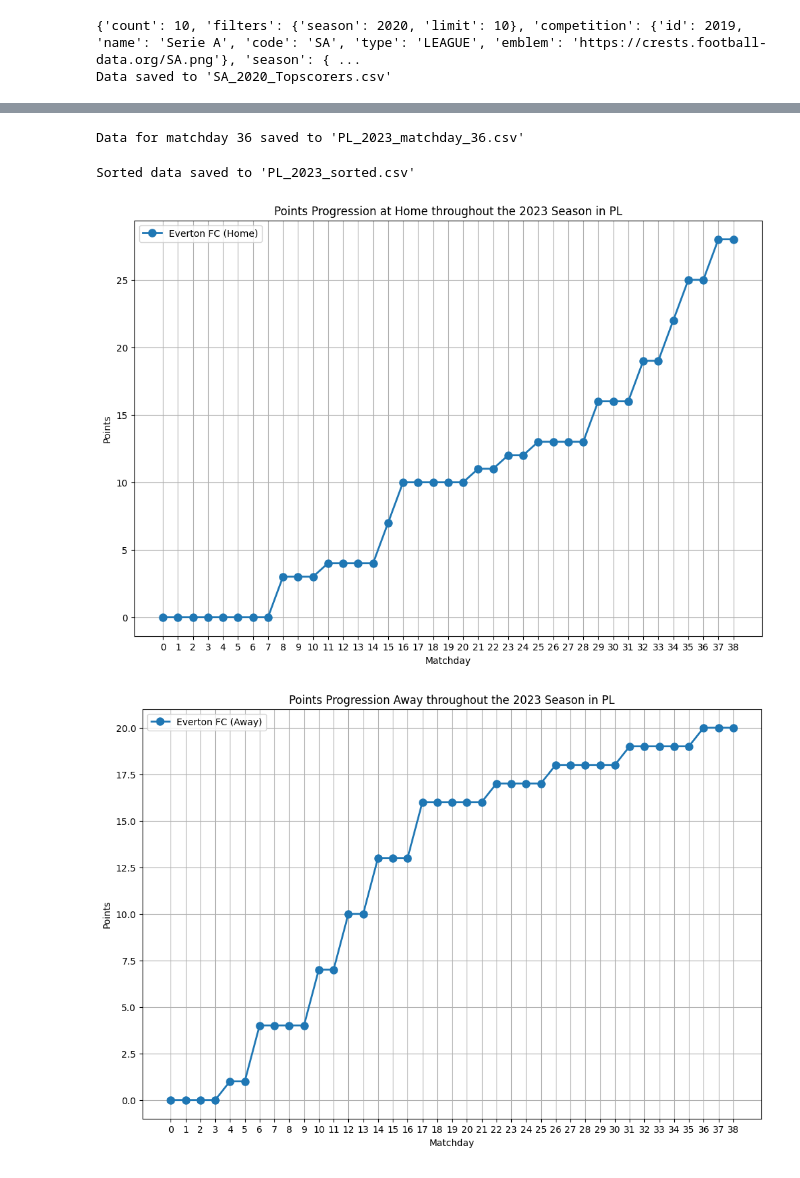
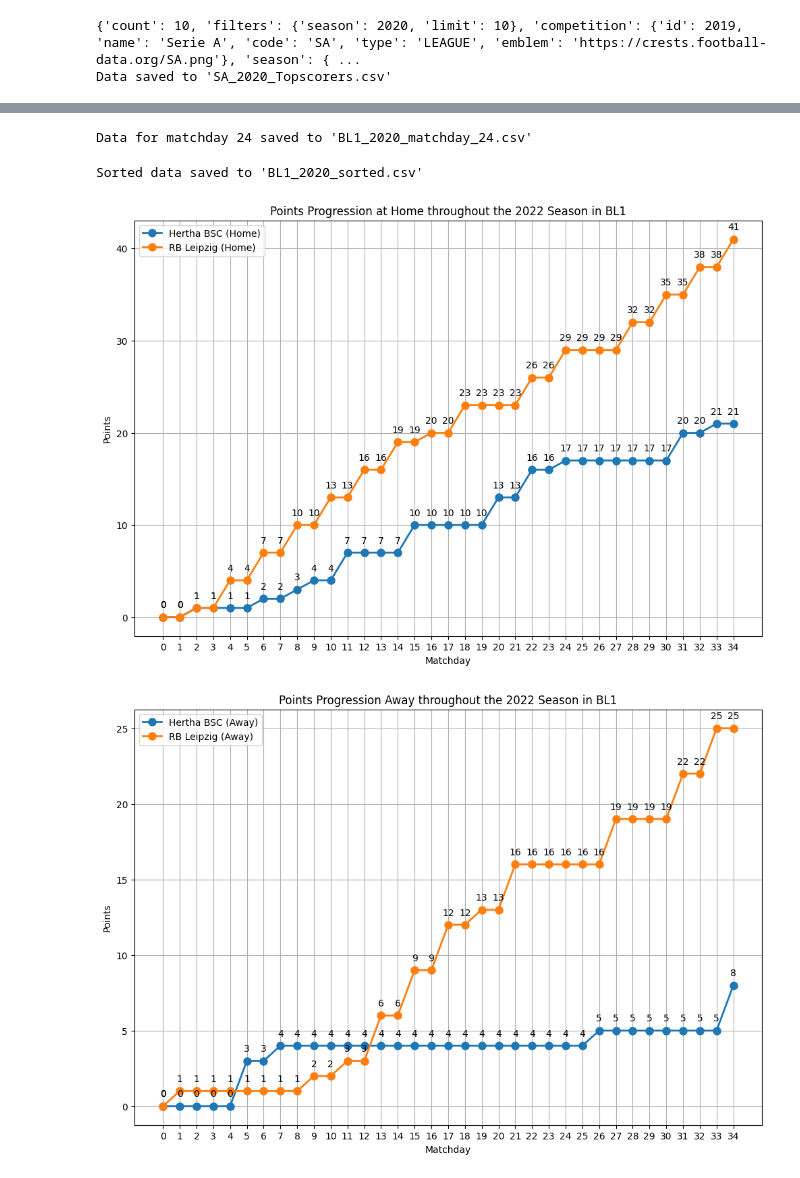
Before and after one commit to honzaskl/Football_Top_Leagues_Analysis, a Jupyter notebook: IES_python.ipynb, the cells around one changed output, grey strips where cells are left out. Cells and saved outputs as stored; diff of their text form; code cells hidden in the pictures.

```diff
--- a/IES_python.ipynb
+++ b/IES_python.ipynb
@@ -503,9 +503,9 @@ def save_match_data_to_csv(league_code, season, start_matchday, end_matchday):
         matches_df.to_csv(csv_filename, index=False)
         print(f"Data for matchdays {start_matchday} to {end_matchday} saved to '{csv_filename}'")
 
-season = '2023'
-league_code = 'PL'
-total_matchdays = 38 if league_code in ['PL', 'PD', 'SA', 'FL1'] else 34
+season = '2020'
+league_code = 'BL1'
+total_matchdays = 38 if league_code in ['PL', 'PD', 'SA'] else 34
 
 portion_size = 5
 for start_matchday in range(1, total_matchdays + 1, portion_size):
@@ -572,12 +572,12 @@ def save_matchday_data_to_csv(league_code, season, matchday):
         print(f"No data found for matchday {matchday}")
 
 
-season = '2023'
-league_code = 'PL'
-matchday = 36
+season = '2020'
+league_code = 'BL1'
+matchday = 24
 save_matchday_data_to_csv(league_code, season, matchday)
 # %% [output]
-Data for matchday 36 saved to 'PL_2023_matchday_36.csv'
+Data for matchday 24 saved to 'BL1_2020_matchday_24.csv'
 # %%
 import os
 import pandas as pd
@@ -587,7 +587,7 @@ data_frames = []
 
 
 for file in os.listdir():
-    if file.endswith('.csv') and file.startswith('PL_2023'):
+    if file.endswith('.csv') and file.startswith('BL1_2020'):
         file_path = file
         df = pd.read_csv(file_path)
         data_frames.append(df)
@@ -598,16 +598,15 @@ merged_df = pd.concat(data_frames, ignore_index=True)
 sorted_df = merged_df.sort_values(by='matchday')
 
 
-sorted_csv_filename = 'PL_2023_sorted.csv'
+sorted_csv_filename = 'BL1_2020_sorted.csv'
 sorted_df.to_csv(sorted_csv_filename, index=False)
 
 print(f"Sorted data saved to '{sorted_csv_filename}'")
 # %% [output]
-Sorted data saved to 'PL_2023_sorted.csv'
+Sorted data saved to 'BL1_2020_sorted.csv'
 # %%
 import pandas as pd
 import matplotlib.pyplot as plt
-
 
 def process_match_data(matches_df):
     home_points = {}
@@ -630,7 +629,6 @@ def process_match_data(matches_df):
             away_points[away_team] = away_points.get(away_team, 0) + 1
 
     return home_points, away_points
-
 
 def plot_points_progression(league_code, season, team_names):
 
@@ -653,35 +651,39 @@ def plot_points_progression(league_code, season, team_names):
             home_points_progression[team].append(home_points_progression[team][-1] + home_points.get(team, 0))
             away_points_progression[team].append(away_points_progression[team][-1] + away_points.get(team, 0))
 
 
     plt.figure(figsize=(12, 8))
     for team in team_names:
         plt.plot(range(0, total_matchdays + 1), home_points_progression[team], marker='o', linestyle='-', linewidth=2, markersize=8, label=f'{team} (Home)')
+        for i, txt in enumerate(home_points_progression[team]):
+            plt.annotate(txt, (i, home_points_progression[team][i]), textcoords="offset points", xytext=(0,10), ha='center')
     plt.title(f"Points Progression at Home throughout the {season} Season in {league_code}")
     plt.xlabel("Matchday")
     plt.ylabel("Points")
     plt.grid(True)
     plt.xticks(range(0, total_matchdays + 1))
     plt.legend(loc='best')
     plt.show()
 
 
     plt.figure(figsize=(12, 8))
     for team in team_names:
         plt.plot(range(0, total_matchdays + 1), away_points_progression[team], marker='o', linestyle='-', linewidth=2, markersize=8, label=f'{team} (Away)')
+        for i, txt in enumerate(away_points_progression[team]):
+            plt.annotate(txt, (i, away_points_progression[team][i]), textcoords="offset points", xytext=(0,10), ha='center')
     plt.title(f"Points Progression Away throughout the {season} Season in {league_code}")
     plt.xlabel("Matchday")
     plt.ylabel("Points")
     plt.grid(True)
     plt.xticks(range(0, total_matchdays + 1))
     plt.legend(loc='best')
     plt.show()
 
 
-season = '2023'
-league_code = 'PL'
-team_names = ['Everton FC']
+season = '2022'
+league_code = 'BL1'
+team_names = ['Hertha BSC', 'RB Leipzig']
 plot_points_progression(league_code, season, team_names)
 # %% [output]
-[figure, old version]
+[figure, new version]
-[figure, old version]
+[figure, new version]
```
Also changed, not shown: parts of 1 cell of this notebook.
